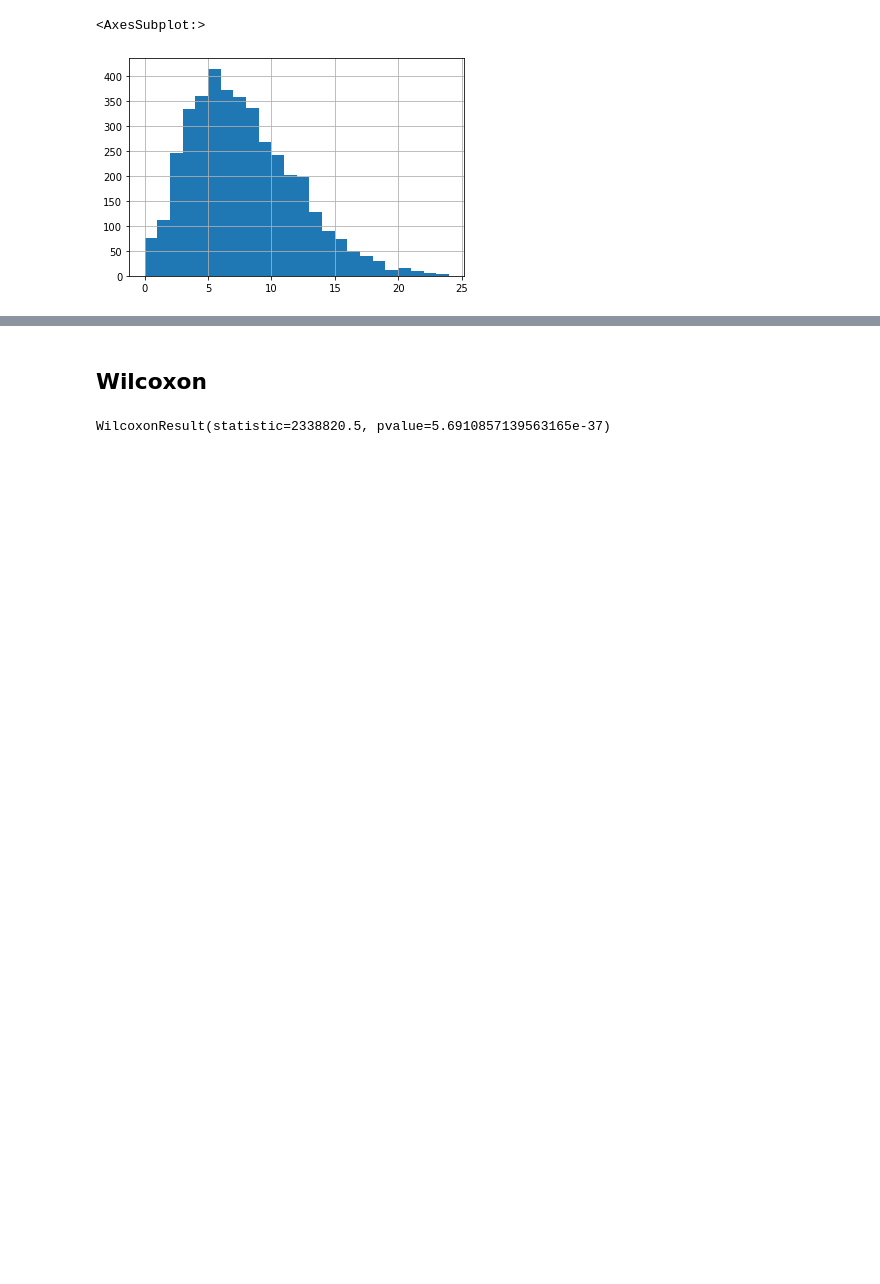
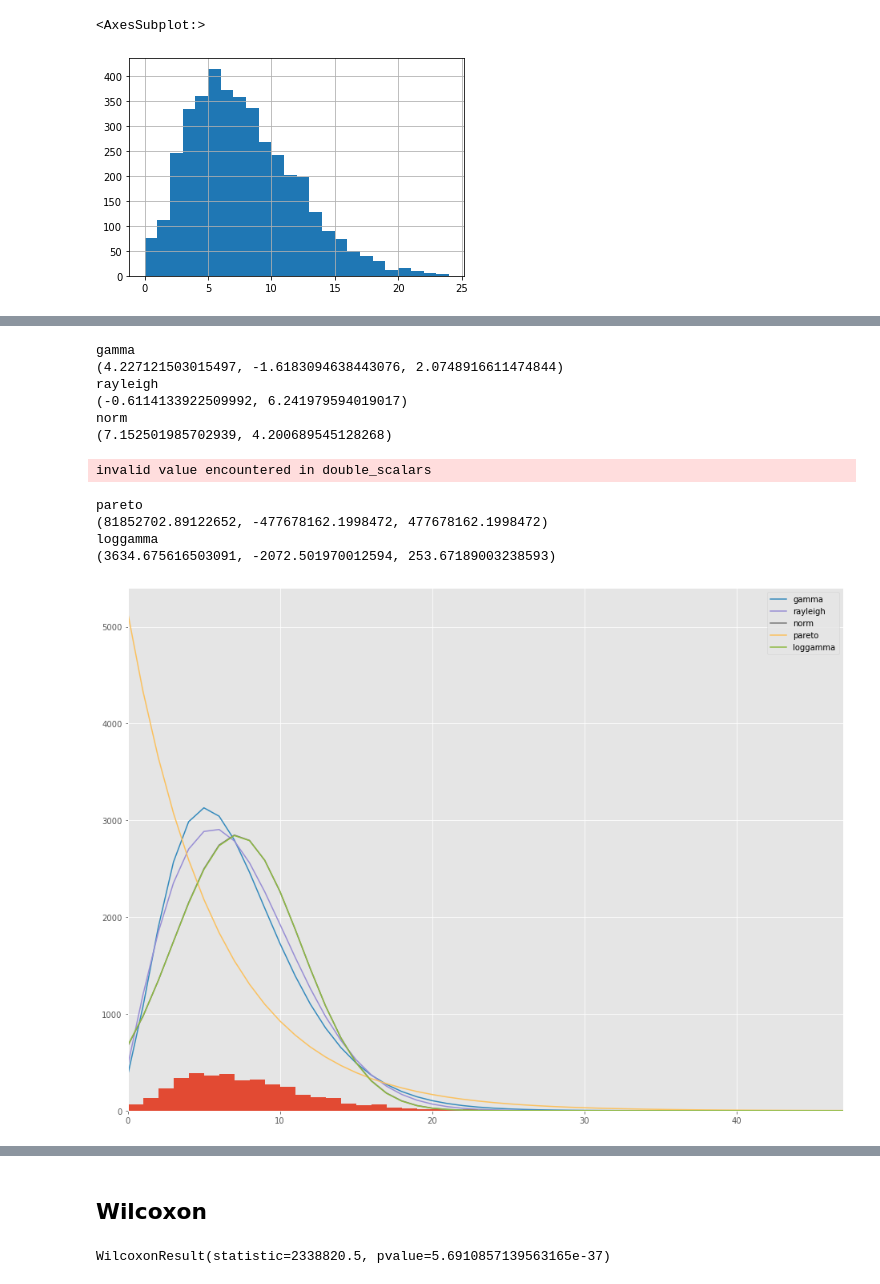
Before and after one commit to siposbence/ESS, a Jupyter notebook: ESS_SHHS1_SHHS2.ipynb, the cells around one changed output, grey strips where cells are left out. Cells and saved outputs as stored; diff of their text form; code cells hidden in the pictures; blank space fills up the shorter version.

```diff
--- a/ESS_SHHS1_SHHS2.ipynb
+++ b/ESS_SHHS1_SHHS2.ipynb
@@ -54,0 +110,43 @@ shhs.ess_s2.hist(bins = 24)
+# %%
+import matplotlib.pyplot as plt
+import numpy as np
+import scipy
+import scipy.stats
+size = 30000
+x = np.arange(np.nan_to_num(shhs.ess_interim).shape[0])
+y = shhs.ess_interim
+y = y[np.logical_not(np.isnan(y))] #scipy.int_(np.round_(scipy.stats.vonmises.rvs(5,size=size)*47))
+h = plt.hist(y, bins=range(48))
+
+dist_names = ['gamma', 'rayleigh', 'norm', 'pareto', 'loggamma']
+
+for dist_name in dist_names:
+    dist = getattr(scipy.stats, dist_name)
+    params = dist.fit(y)
+    print(dist_name)
+    print(params)
+
+    arg = params[:-2]
+    loc = params[-2]
+    scale = params[-1]
+    if arg:
+        pdf_fitted = dist.pdf(x, *arg, loc=loc, scale=scale) * size
+    else:
+        pdf_fitted = dist.pdf(x, loc=loc, scale=scale) * size
+    plt.plot(pdf_fitted, label=dist_name)
+    plt.xlim(0,47)
+plt.legend(loc='upper right')
+plt.show()
+# %% [output]
+gamma
+(4.227121503015497, -1.6183094638443076, 2.0748916611474844)
+rayleigh
+(-0.6114133922509992, 6.241979594019017)
+norm
+(7.152501985702939, 4.200689545128268)
+invalid value encountered in double_scalars
+pareto
+(81852702.89122652, -477678162.1998472, 477678162.1998472)
+loggamma
+(3634.675616503091, -2072.501970012594, 253.67189003238593)
+[figure, added]
```
Also changed, not shown: parts of 16 cells of this notebook.
